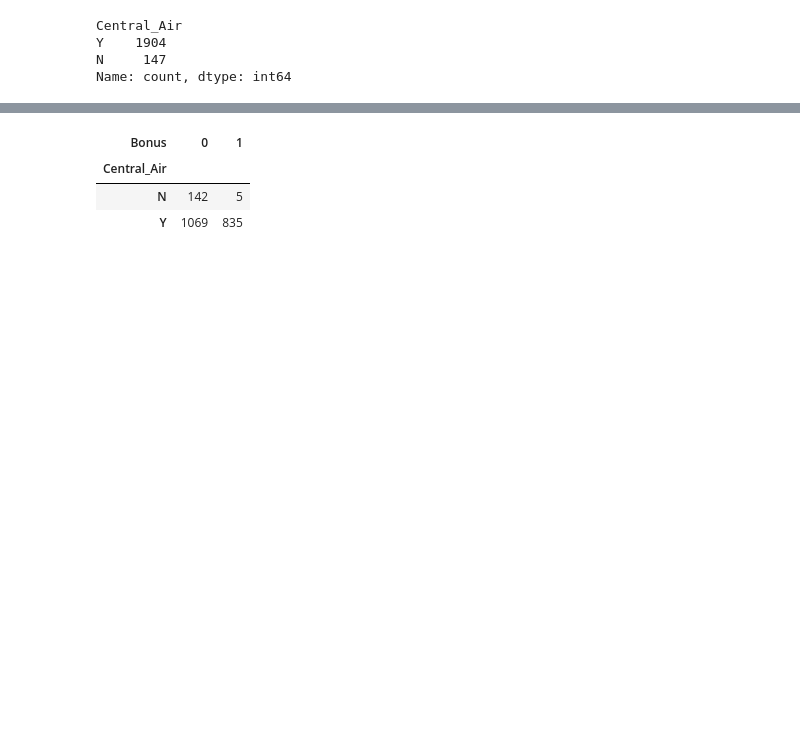
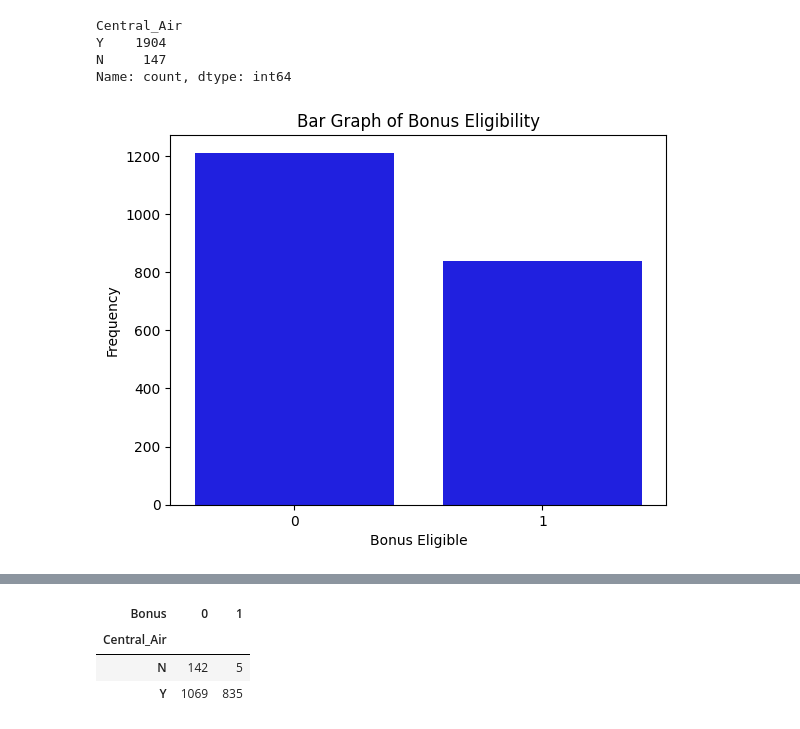
Before and after one commit to fred-lindsey/msa_ml_repo, a Jupyter notebook: deep_log_reg.ipynb, the cells around one changed output, grey strips where cells are left out. Saved outputs shown, nothing was run; the diff lists cells and outputs as text; code cells hidden in the pictures; blank space fills up the shorter version.

Commit message:
Notes updated with ARMA functions (TS) and AUC for LR
Added lots of visuals and notes for determining model selection in TS and  LOG REG

```diff
--- a/deep_log_reg.ipynb
+++ b/deep_log_reg.ipynb
@@ -82,3 +74,11 @@ Central_Air
 Y    1904
 N     147
 Name: count, dtype: int64
+# %%
+ax = sns.countplot(x = "Bonus", data = train, color = "blue")
+ax.set(xlabel = 'Bonus Eligible',
+       ylabel = 'Frequency',
+       title = 'Bar Graph of Bonus Eligibility')
+plt.show()
+# %% [output]
+[figure, added]
```
Also changed, not shown: parts of 23 cells of this notebook, 3 other files.
